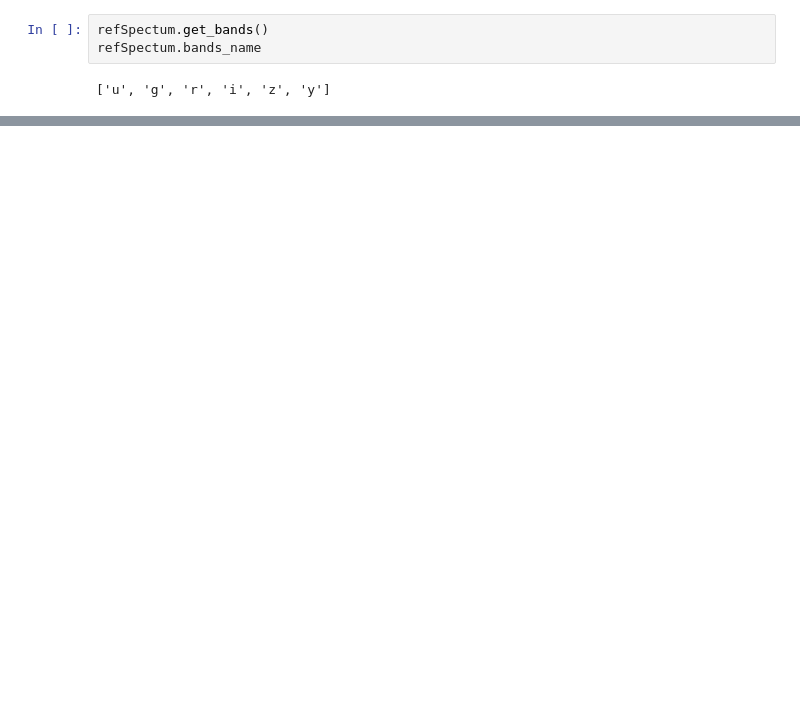
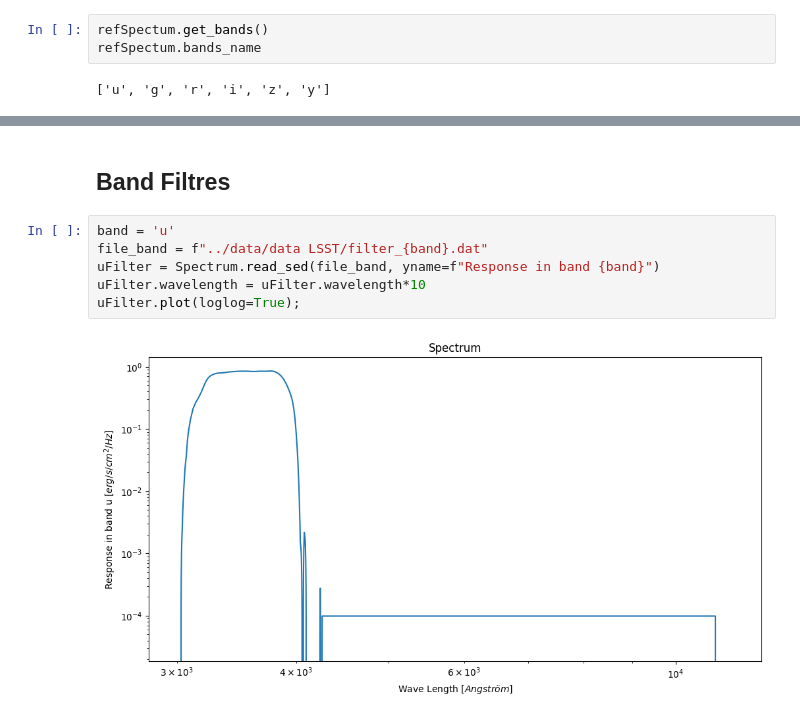
Before and after one commit to johannct/M2_Stage_Code, a Jupyter notebook: Simulation/SED_Study.ipynb, the cells around one changed output, grey strips where cells are left out. Cells and saved outputs as stored; diff of their text form; blank space fills up the shorter version.

```diff
--- a/Simulation/SED_Study.ipynb
+++ b/Simulation/SED_Study.ipynb
@@ -41,0 +42,10 @@ refSpectum.plot(band="u", loglog=True, label="u");
+# %% [markdown]
+## Band Filtres
+# %%
+band = 'u'
+file_band = f"../data/data LSST/filter_{band}.dat"
+uFilter = Spectrum.read_sed(file_band, yname=f"Response in band {band}")
+uFilter.wavelength = uFilter.wavelength*10
+uFilter.plot(loglog=True);
+# %% [output]
+[figure, added]
```
Also changed, not shown: parts of 8 cells of this notebook, 3 other files.
